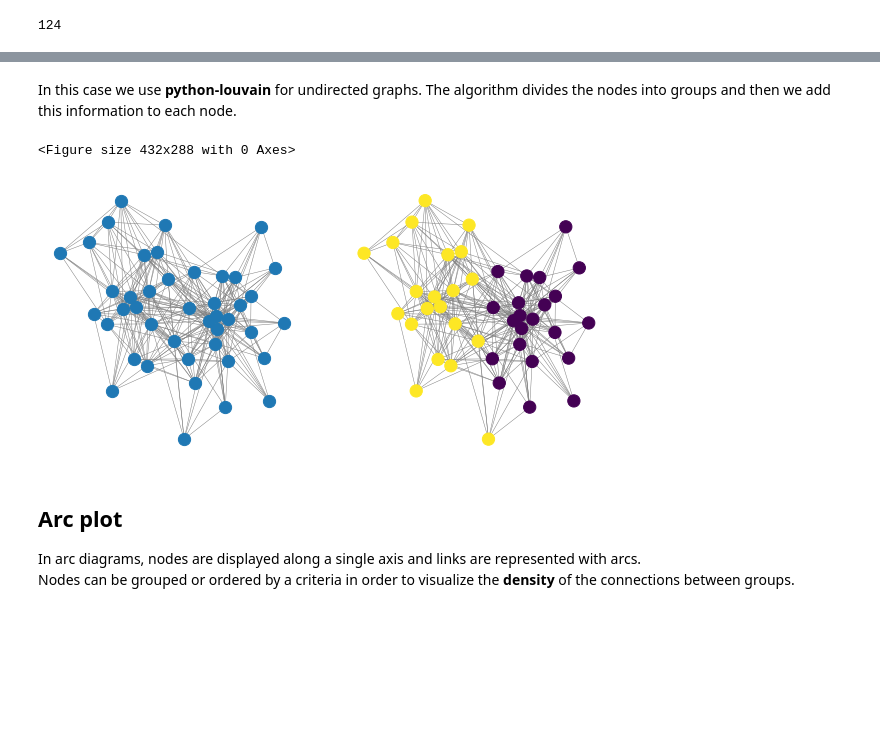
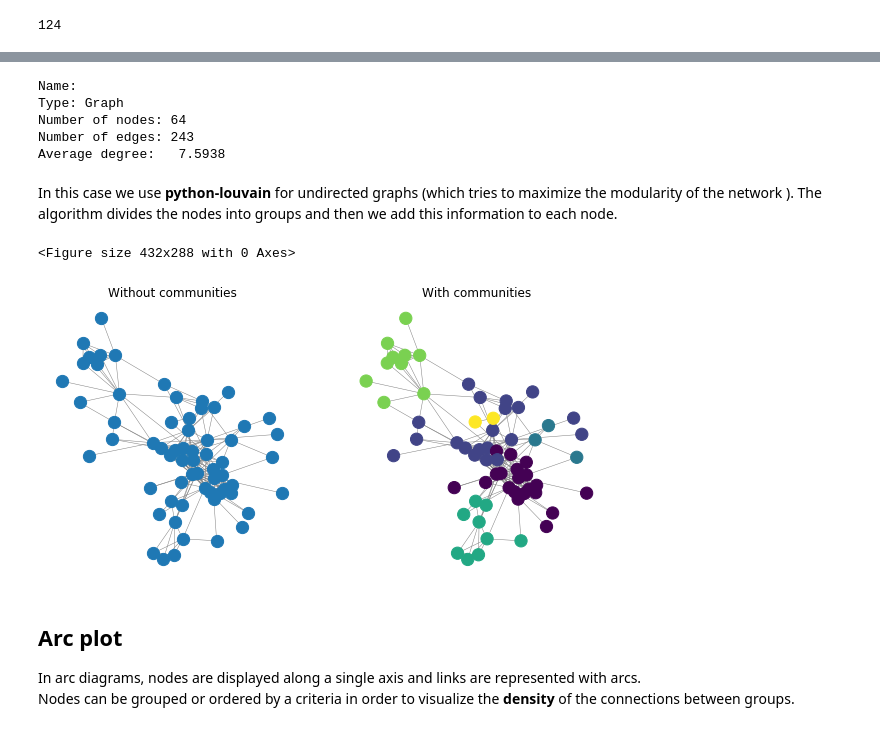
Before and after one commit to gregorioghidoli/netviz, a Jupyter notebook: SNA.ipynb, the cells around one changed output, grey strips where cells are left out. Cells and saved outputs as stored; diff of their text form; code cells hidden in the pictures; blank space fills up the shorter version.

```diff
--- a/SNA.ipynb
+++ b/SNA.ipynb
@@ -114 +147,25 @@ nx.draw(G, with_labels=True)
+# %%
+#We define here a function that will serve us throughout this presentation.
+#This function allows you to draw a graph by coloring the nodes according to the value of a measurement.
+def draw_measure(G, pos, title, node_size, cmap, measure, show=False, scale_color=True, color_bar=True):
+
+    if measure:
+        nodes =  nx.draw_networkx_nodes(G, pos, node_size=node_size, cmap=cmap,
+                                   node_color=list(map(float,measure.values())),
+                                   nodelist=list(map(float,measure.keys())))
+    else:
+        nodes = nx.draw_networkx_nodes(G, pos, node_size=node_size)
+
+    if scale_color:
+        nodes.set_norm(mcolors.SymLogNorm(linthresh=0.01, linscale=1))
+
+    edges = nx.draw_networkx_edges(G, pos, edge_color= "gray", width=.5)
+
+    plt.title(title)
+    if color_bar:
+        plt.colorbar(nodes)
+    plt.axis('off')
+
+    if show:
+        plt.show()
 # %% [markdown]
@@ -174,36 +174,38 @@ change the cluster of a node only if it increases modularity. This algorithm is
+# %%
+G = load_trainingbomb()
+print(nx.info(G))
+# %% [output]
+Name:
+Type: Graph
+Number of nodes: 64
+Number of edges: 243
+Average degree:   7.5938
 # %% [markdown]
-<p>In this case we use <b>python-louvain</b> for undirected graphs. The algorithm divides the nodes into groups and then we add this information to each node.</p>
+<p>In this case we use <b>python-louvain</b> for undirected graphs (which tries to maximize the modularity of the network
+). The algorithm divides the nodes into groups and then we add this information to each node.</p>
 # %%
 pos = nx.spring_layout(G)
 
 plt.figure()
 plt.figure(figsize=(10, 5))
 
 plt.subplot(1, 2, 1)
 
-nodes = nx.draw_networkx_nodes(G, pos, node_size=150)
-edges = nx.draw_networkx_edges(G, pos, edge_color= "gray", width=.5)
-
-plt.axis('off')
+draw_measure(G, pos, 'Without communities', 150, None, None,
+                                    show=False, scale_color=False, color_bar=False)
 
 plt.subplot(1, 2, 2)
 
 #louvain algorithm
 partition = community.best_partition(G)
 for n in G.nodes():
     G.nodes[n]['group'] =  partition[n]
 
-nodes = nx.draw_networkx_nodes(G, pos, node_size=150, cmap=plt.cm.viridis,
-                                   node_color=list(map(float,dict(G.nodes.data(data='group')).values())),
-                                   nodelist=list(map(float,dict(G.nodes.data(data='group')).keys())))
-
-edges = nx.draw_networkx_edges(G, pos, edge_color= "gray", width=.5)
-
-plt.axis('off')
-plt.show()
+draw_measure(G, pos, 'With communities', 150, plt.cm.viridis, dict(G.nodes.data(data='group')),
+                                                 show=True, scale_color=False, color_bar=False)
 # %% [output]
 <Figure size 432x288 with 0 Axes>
-[figure, old version]
+[figure, new version]
 # %% [markdown]
 <h2>Arc plot</h2>
 <p>In arc diagrams, nodes are displayed along a single axis and links are represented with arcs.<br>Nodes can be grouped or ordered by a criteria in order to visualize the <b>density</b> of the connections between groups.</p>
```
Also changed, not shown: parts of 36 cells of this notebook.
